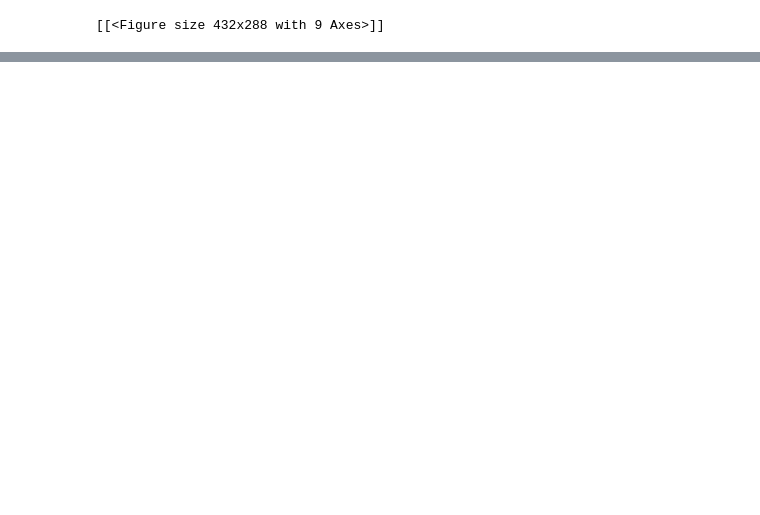
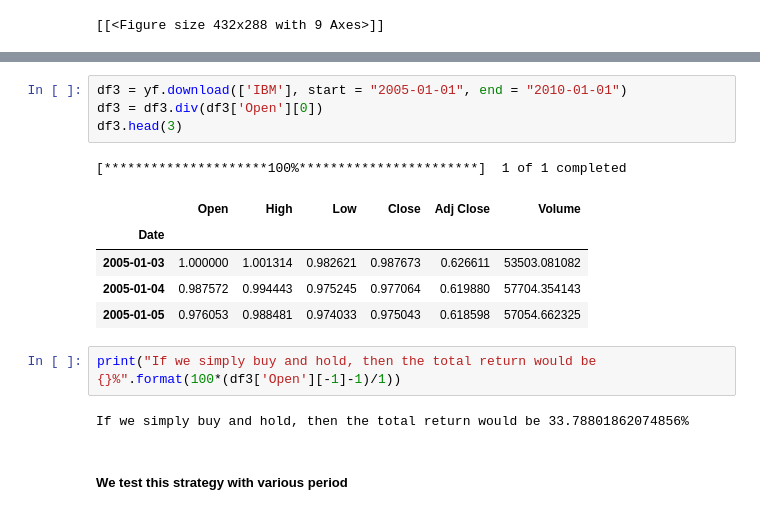
Before and after one commit to taosongst/backtrader_strategies, a Jupyter notebook: bt_value_swing.ipynb, the cells around one changed output, grey strips where cells are left out. Drawn from its saved outputs; the diff is of its cells as text; blank space fills up the shorter version.

```diff
--- a/bt_value_swing.ipynb
+++ b/bt_value_swing.ipynb
@@ -237,0 +282,17 @@ cerebro2.plot()
+# %%
+df3 = yf.download(['IBM'], start = "2005-01-01", end = "2010-01-01")
+df3 = df3.div(df3['Open'][0])
+df3.head(3)
+# %% [output]
+[*********************100%***********************]  1 of 1 completed
+|  | Open | High | Low | Close | Adj Close | Volume |
+| Date |  |  |  |  |  |  |
+| 2005-01-03 | 1.000000 | 1.001314 | 0.982621 | 0.987673 | 0.626611 | 53503.081082 |
+| 2005-01-04 | 0.987572 | 0.994443 | 0.975245 | 0.977064 | 0.619880 | 57704.354143 |
+| 2005-01-05 | 0.976053 | 0.988481 | 0.974033 | 0.975043 | 0.618598 | 57054.662325 |
+# %%
+print("If we simply buy and hold, then the total return would be {}%".format(100*(df3['Open'][-1]-1)/1))
+# %% [output]
+If we simply buy and hold, then the total return would be 33.78801862074856%
+# %% [markdown]
+##### We test this strategy with various period
```
Also changed, not shown: parts of 20 cells of this notebook.
